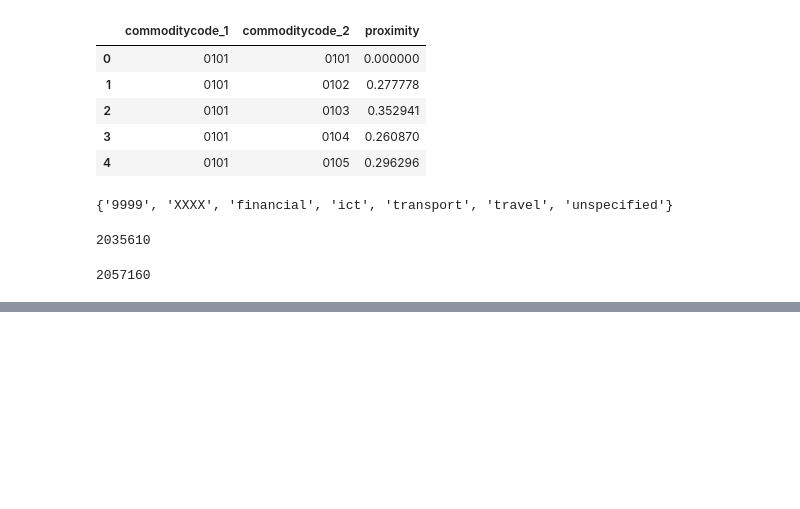
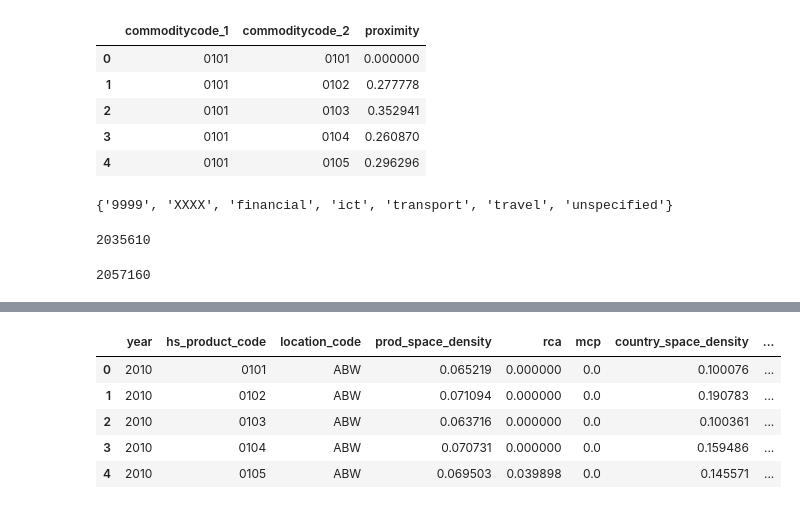
Before and after one commit to shreyasgm/gl_complexity_review, a Jupyter notebook: proj/review_session_complexity_part2.ipynb, the cells around one changed output, grey strips where cells are left out. Drawn from its saved outputs; the diff is of its cells as text; code cells hidden in the pictures; blank space fills up the shorter version.

Commit message:
Added density regressions

```diff
--- a/proj/review_session_complexity_part2.ipynb
+++ b/proj/review_session_complexity_part2.ipynb
@@ -144,0 +232,4 @@ trade_complexity.head()
+# %%
+# Select a base year and an end year
+base_year = 2010
+end_year = 2016
@@ -144,0 +254,16 @@ trade_complexity.head()
+# %%
+# Get densities directly
+get_density = lambda df, cols_input: ecomplexity(
+    df.loc[df.year == base_year, list(cols_input.values())], cols_input=cols_input
+)[list(cols_input.values()) + ["density", "mcp", "rca"]]
+
+prod_density = get_density(trade, trade_cols)
+country_density = get_density(
+    trade,
+    {
+        "time": "year",
+        "loc": "hs_product_code",
+        "prod": "location_code",
+        "val": "export_value",
+    },
+)
@@ -144,0 +273,5 @@ trade_complexity.head()
+# %%
+location_mean_rca = (
+    prod_density.groupby(["year", "location_code"])["rca"].mean().reset_index()
+).rename(columns={"rca": "location_mean_rca"})
+location_mean_rca.head()
@@ -144,0 +285,23 @@ trade_complexity.head()
+# %%
+# Merge densities
+id_cols = ["year", "hs_product_code", "location_code"]
+density_df = (
+    prod_density.rename(columns={"density": "prod_space_density"})[
+        id_cols + ["prod_space_density", "rca", "mcp"]
+    ]
+    .merge(
+        country_density.rename(columns={"density": "country_space_density"})[
+            id_cols + ["country_space_density"]
+        ],
+        on=id_cols,
+    )
+    .merge(location_mean_rca, on=["year", "location_code"], how="inner")
+)
+density_df.head()
+# %% [output]
+|  | year | hs_product_code | location_code | prod_space_density | rca | mcp | country_space_density | ... |
+| 0 | 2010 | 0101 | ABW | 0.065219 | 0.000000 | 0.0 | 0.100076 | ... |
+| 1 | 2010 | 0102 | ABW | 0.071094 | 0.000000 | 0.0 | 0.190783 | ... |
+| 2 | 2010 | 0103 | ABW | 0.063716 | 0.000000 | 0.0 | 0.100361 | ... |
+| 3 | 2010 | 0104 | ABW | 0.070731 | 0.000000 | 0.0 | 0.159486 | ... |
+| 4 | 2010 | 0105 | ABW | 0.069503 | 0.039898 | 0.0 | 0.145571 | ... |
```
Also changed, not shown: parts of 20 cells of this notebook, 1 other file.
